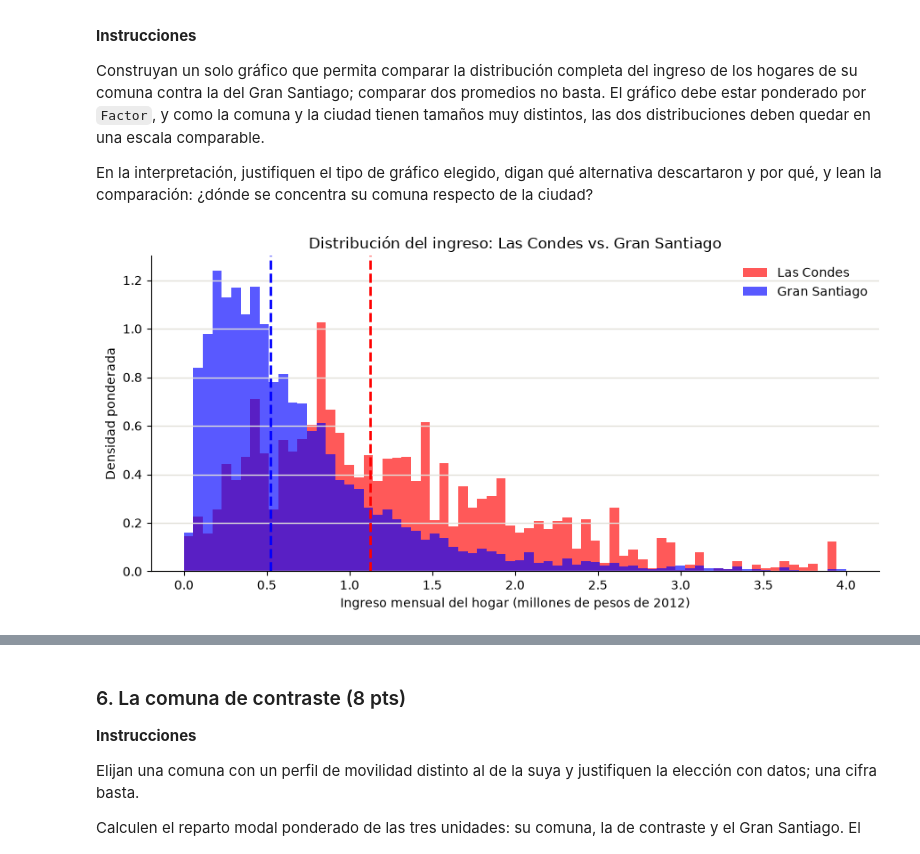
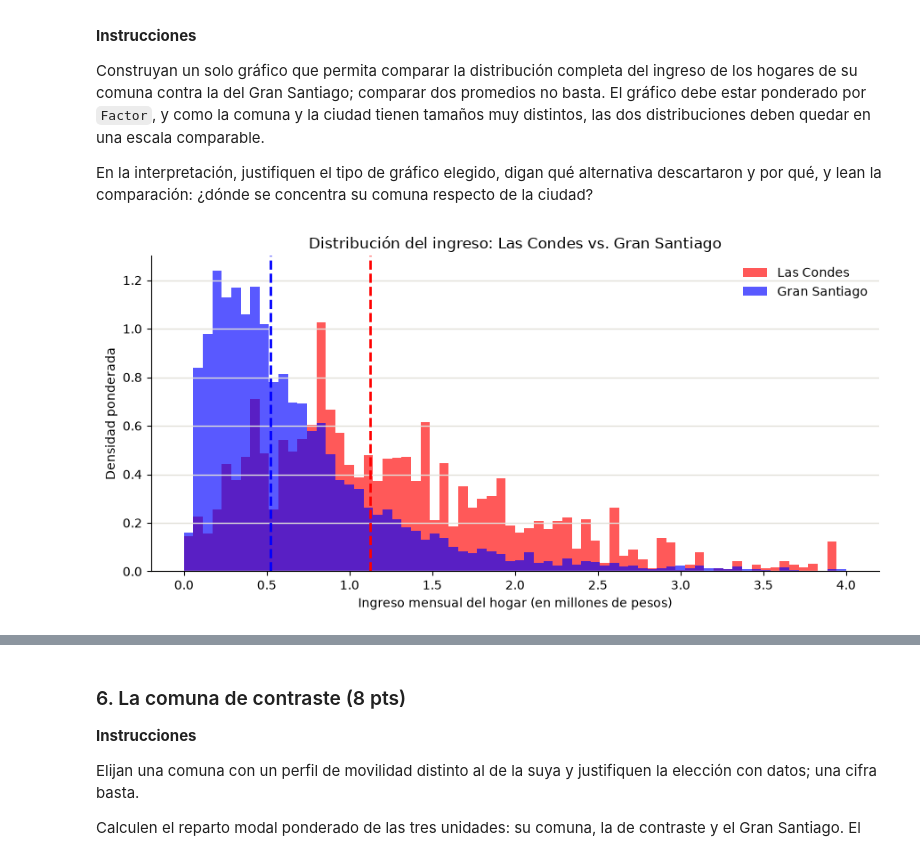
Before and after one commit to gonzzza-lol/cienciaDatos, a Jupyter notebook: tarea1_Suarez_Gutierrez.ipynb, the cells around one changed output, grey strips where cells are left out. Cells and saved outputs as stored; diff of their text form; code cells hidden in the pictures.

```diff
--- a/tarea1_Suarez_Gutierrez.ipynb
+++ b/tarea1_Suarez_Gutierrez.ipynb
@@ -375,33 +380,33 @@ ingresosLasCondes = hogaresLC_limpio["IngresoHogar"].values / 1e6
 ingresos = hogares_limpio["IngresoHogar"].values / 1e6
 weightsLasCondes = hogaresLC_limpio["Factor"].values
 weights = hogares_limpio["Factor"].values
 
 medLC = cuantiles_ponderados(hogaresLC_limpio["IngresoHogar"], hogaresLC_limpio["Factor"], 0.50) / 1e6
 medGS = cuantiles_ponderados(hogares_limpio["IngresoHogar"], hogares_limpio["Factor"], 0.50) / 1e6
 
 fig, ax = plt.subplots(figsize=(9, 4.5))
 bins = np.linspace(0, 4, 71)
 colorLC = "red"
 colorGS = "blue"
 
 ax.hist(ingresosLasCondes, bins=bins, weights=weightsLasCondes, density=True,
         alpha=0.65, color=colorLC, edgecolor="none",
         label="Las Condes")
 ax.hist(ingresos, bins=bins, weights=weights, density=True,
         alpha=0.65, color=colorGS, edgecolor="none",
         label="Gran Santiago")
 
 ax.axvline(medLC, color=colorLC, lw=2, ls="--")
 ax.axvline(medGS, color=colorGS, lw=2, ls="--")
 
-ax.set_xlabel("Ingreso mensual del hogar (millones de pesos de 2012)")
+ax.set_xlabel("Ingreso mensual del hogar (en millones de pesos)")
 ax.set_ylabel("Densidad ponderada")
 ax.set_title("Distribución del ingreso: Las Condes vs. Gran Santiago")
 ax.legend(frameon=False)
 ax.spines[["top", "right"]].set_visible(False)
 ax.grid(axis="y", color="#e1e0d9", lw=1)
 plt.tight_layout()
 plt.show()
 # %% [output]
-[figure, old version]
+[figure, new version]
 # %% [markdown]
```
Also changed, not shown: parts of 9 cells of this notebook.
